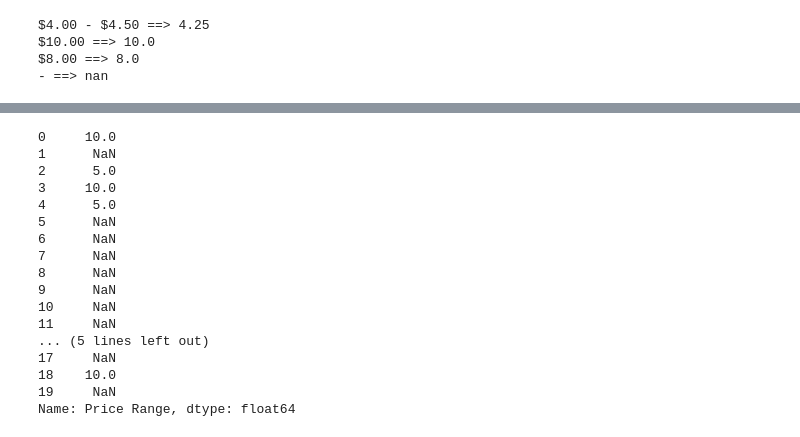
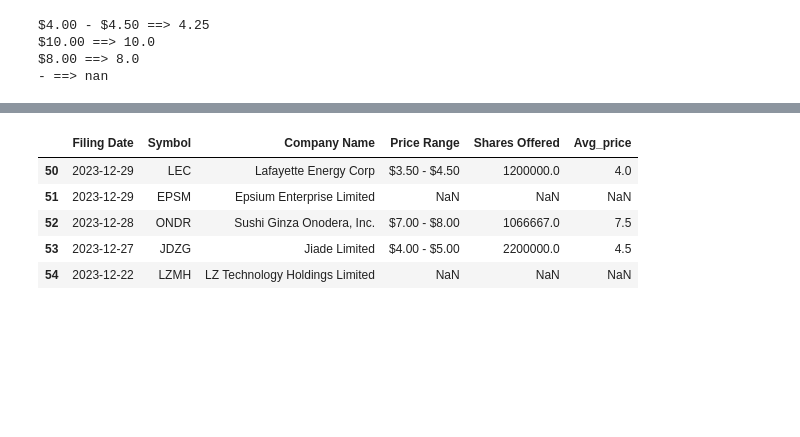
Before and after one commit to lucapug/dtc-stock-markets-analytics-zoomcamp, a Jupyter notebook: cohorts/2024/SMA_zoomcamp_lab2_and_HW2.ipynb, the cells around one changed output, grey strips where cells are left out. Drawn from its saved outputs; the diff is of its cells as text; code cells hidden in the pictures; blank space fills up the shorter version.

```diff
--- a/cohorts/2024/SMA_zoomcamp_lab2_and_HW2.ipynb
+++ b/cohorts/2024/SMA_zoomcamp_lab2_and_HW2.ipynb
@@ -2502,0 +2482,7 @@ memory usage: 13.0+ KB
+# %%
+# casting dtypes, imputing missing values, alternative method
+
+ipo_filings.to_csv('temp.csv', index=False)
+
+ipo_filings = pd.read_csv('temp.csv', parse_dates=['Filing Date'], dtype={'Shares Offered': float}, na_values='-')
+ipo_filings.info()
@@ -2583,20 +2577,0 @@ a
-# %%
-temp[0:20]
-# %% [output]
-0     10.0
-1      NaN
-2      5.0
-3     10.0
-4      5.0
-5      NaN
-6      NaN
-7      NaN
-8      NaN
-9      NaN
-10     NaN
-11     NaN
-... (5 lines left out)
-17     NaN
-18    10.0
-19     NaN
-Name: Price Range, dtype: float64
@@ -2602,0 +2580,9 @@ Name: Price Range, dtype: float64
+# %%
+ipo_filings_2023.head()
+# %% [output]
+|  | Filing Date | Symbol | Company Name | Price Range | Shares Offered | Avg_price |
+| 50 | 2023-12-29 | LEC | Lafayette Energy Corp | $3.50 - $4.50 | 1200000.0 | 4.0 |
+| 51 | 2023-12-29 | EPSM | Epsium Enterprise Limited | NaN | NaN | NaN |
+| 52 | 2023-12-28 | ONDR | Sushi Ginza Onodera, Inc. | $7.00 - $8.00 | 1066667.0 | 7.5 |
+| 53 | 2023-12-27 | JDZG | Jiade Limited | $4.00 - $5.00 | 2200000.0 | 4.5 |
+| 54 | 2023-12-22 | LZMH | LZ Technology Holdings Limited | NaN | NaN | NaN |
```
Also changed, not shown: parts of 45 cells of this notebook.
